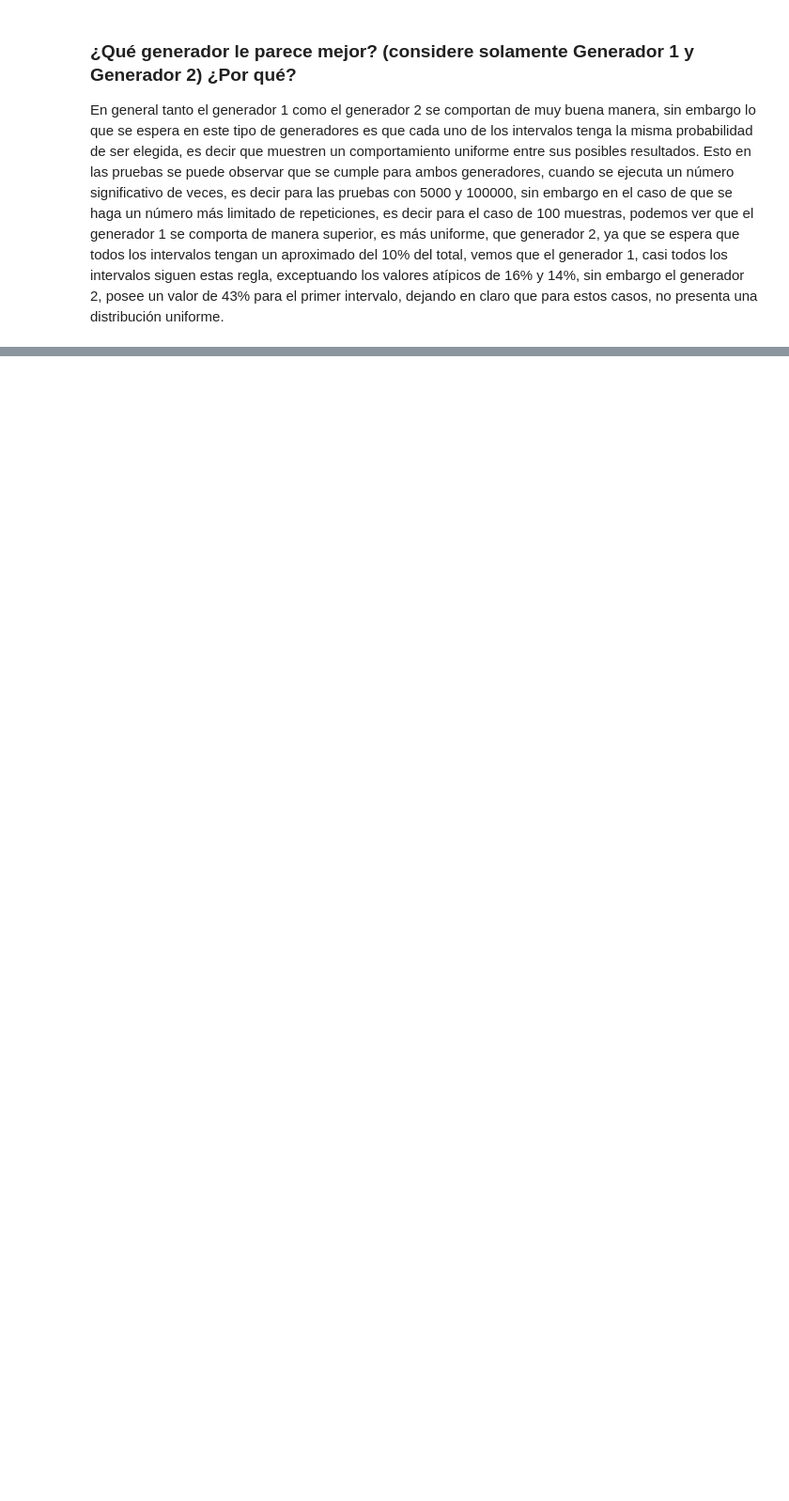
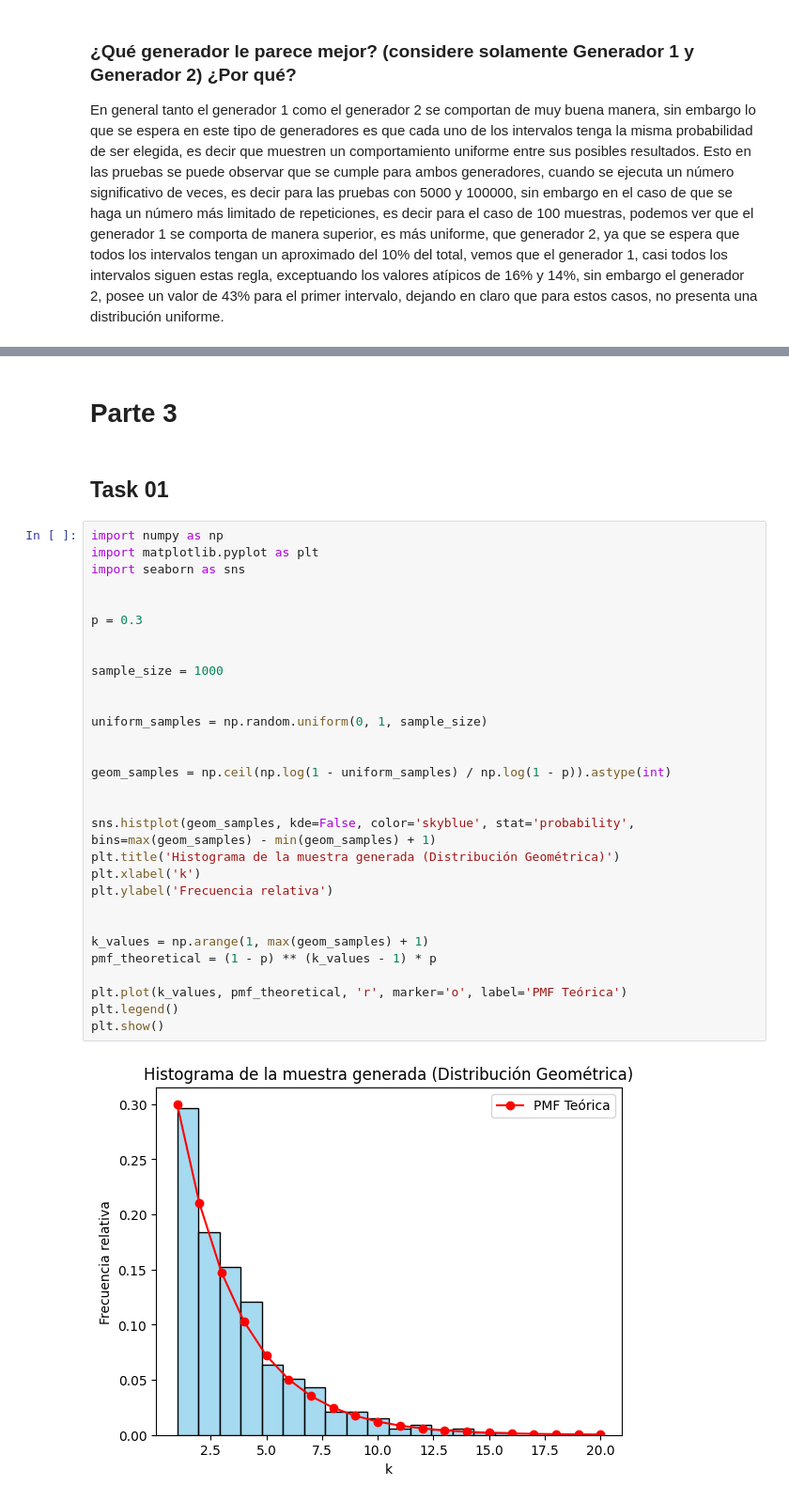
Before and after one commit to angelcast2002/Lab-04-MS, a Jupyter notebook: Laboratorio4.ipynb, the cells around one changed output, grey strips where cells are left out. Shown at 94% size. Drawn from its saved outputs; the diff is of its cells as text; blank space fills up the shorter version.

```diff
--- a/Laboratorio4.ipynb
+++ b/Laboratorio4.ipynb
@@ -106,0 +155,36 @@ En general tanto el generador 1 como el generador 2 se comportan de muy buena ma
+# %% [markdown]
+# Parte 3
+# %% [markdown]
+## Task 01
+# %%
+import numpy as np
+import matplotlib.pyplot as plt
+import seaborn as sns
+
+
+p = 0.3
+
+
+sample_size = 1000
+
+
+uniform_samples = np.random.uniform(0, 1, sample_size)
+
+
+geom_samples = np.ceil(np.log(1 - uniform_samples) / np.log(1 - p)).astype(int)
+
+
+sns.histplot(geom_samples, kde=False, color='skyblue', stat='probability', bins=max(geom_samples) - min(geom_samples) + 1)
+plt.title('Histograma de la muestra generada (Distribución Geométrica)')
+plt.xlabel('k')
+plt.ylabel('Frecuencia relativa')
+
+
+k_values = np.arange(1, max(geom_samples) + 1)
+pmf_theoretical = (1 - p) ** (k_values - 1) * p
+
+plt.plot(k_values, pmf_theoretical, 'r', marker='o', label='PMF Teórica')
+plt.legend()
+plt.show()
+# %% [output]
+[figure, added]
```
Also changed, not shown: parts of 6 cells of this notebook.
